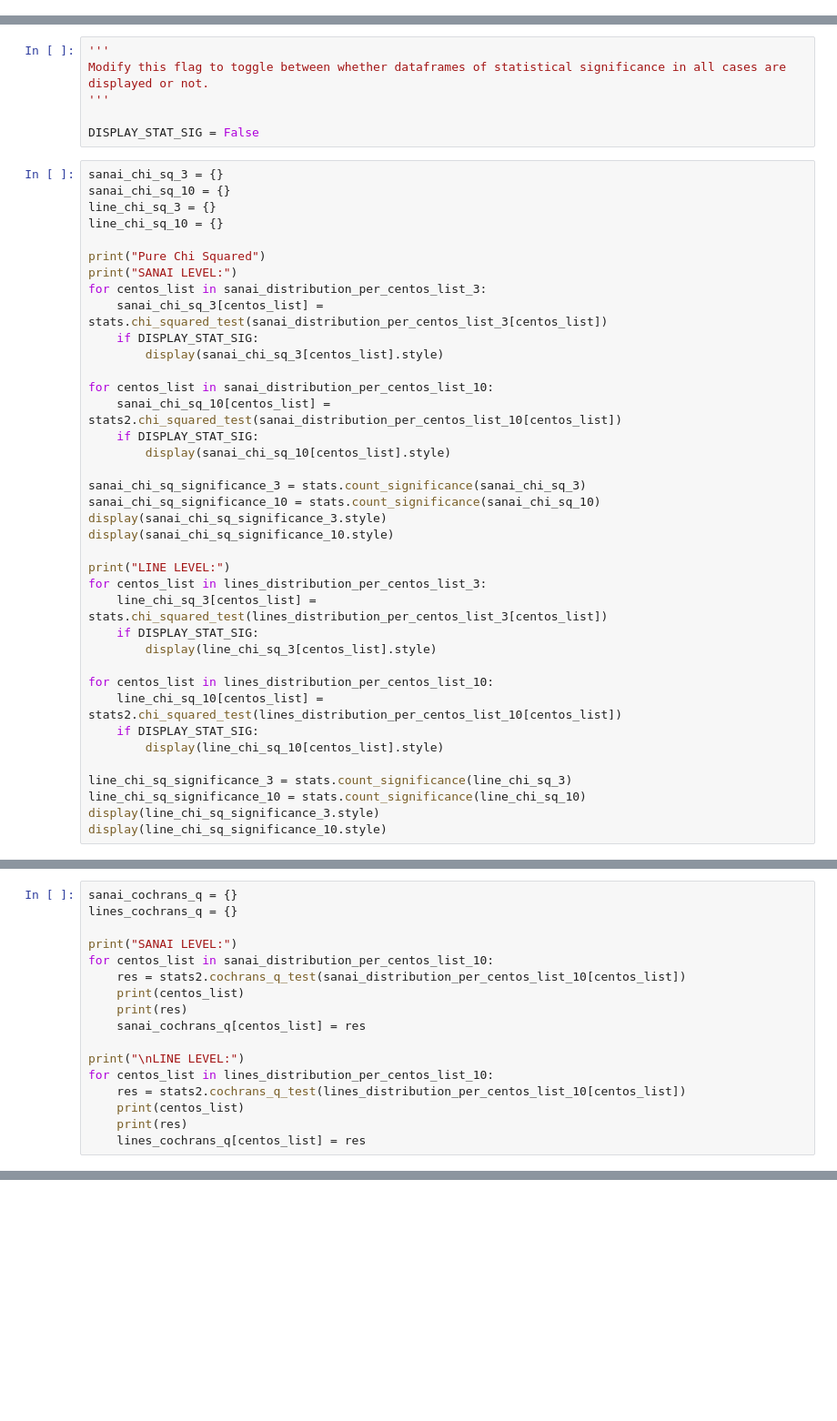
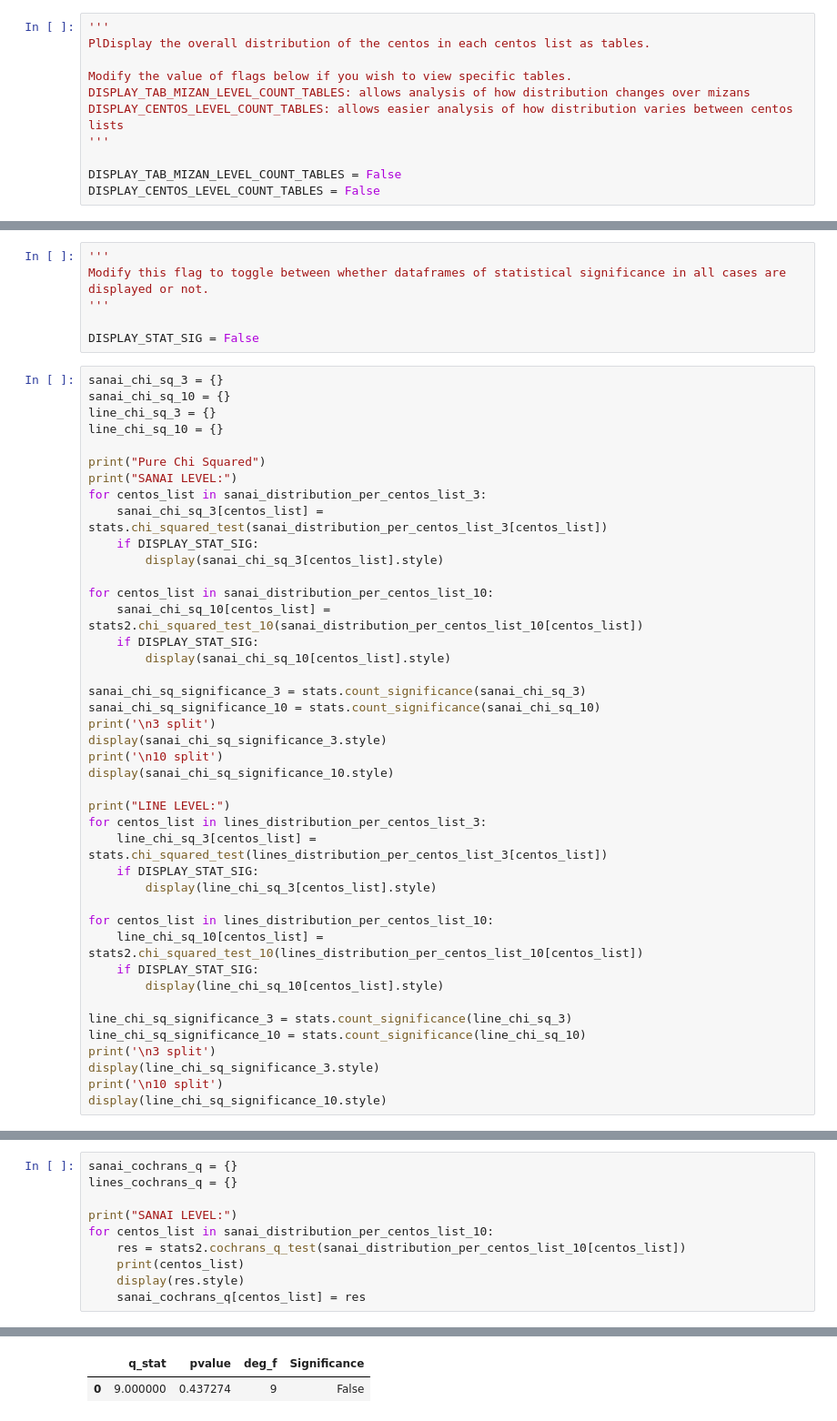
Before and after one commit to isabelleoktay/ethnomusicology_project, a Jupyter notebook: main.ipynb, the cells around one changed output, grey strips where cells are left out. Shown at 91% size. Drawn from its saved outputs; the diff is of its cells as text; blank space fills up the shorter version.

```diff
--- a/main.ipynb
+++ b/main.ipynb
@@ -171,4 +164,15 @@ cumulative_sanai_centos_positions_per_score_3, cumulative_line_centos_positions_
                                                                                                                                         centos_positions_counter_3)
 cumulative_sanai_centos_positions_per_score_10, cumulative_line_centos_positions_per_score_10 = sdp.get_centos_counts_per_tab_mizan_score(centos_counts_10, scores_mizans_dict, \
                                                                                                                                           centos_positions_counter_10)
+# %%
+'''
+PlDisplay the overall distribution of the centos in each centos list as tables.
+
+Modify the value of flags below if you wish to view specific tables.
+DISPLAY_TAB_MIZAN_LEVEL_COUNT_TABLES: allows analysis of how distribution changes over mizans
+DISPLAY_CENTOS_LEVEL_COUNT_TABLES: allows easier analysis of how distribution varies between centos lists
+'''
+
+DISPLAY_TAB_MIZAN_LEVEL_COUNT_TABLES = False
+DISPLAY_CENTOS_LEVEL_COUNT_TABLES = False
 # %%
@@ -361,13 +357,15 @@ for centos_list in sanai_distribution_per_centos_list_3:
         display(sanai_chi_sq_3[centos_list].style)
 
 for centos_list in sanai_distribution_per_centos_list_10:
-    sanai_chi_sq_10[centos_list] = stats2.chi_squared_test(sanai_distribution_per_centos_list_10[centos_list])
+    sanai_chi_sq_10[centos_list] = stats2.chi_squared_test_10(sanai_distribution_per_centos_list_10[centos_list])
     if DISPLAY_STAT_SIG:
         display(sanai_chi_sq_10[centos_list].style)
 
 sanai_chi_sq_significance_3 = stats.count_significance(sanai_chi_sq_3)
 sanai_chi_sq_significance_10 = stats.count_significance(sanai_chi_sq_10)
+print('\n3 split')
 display(sanai_chi_sq_significance_3.style)
+print('\n10 split')
 display(sanai_chi_sq_significance_10.style)
 
 print("LINE LEVEL:")
@@ -377,13 +375,15 @@ for centos_list in lines_distribution_per_centos_list_3:
         display(line_chi_sq_3[centos_list].style)
 
 for centos_list in lines_distribution_per_centos_list_10:
-    line_chi_sq_10[centos_list] = stats2.chi_squared_test(lines_distribution_per_centos_list_10[centos_list])
+    line_chi_sq_10[centos_list] = stats2.chi_squared_test_10(lines_distribution_per_centos_list_10[centos_list])
     if DISPLAY_STAT_SIG:
         display(line_chi_sq_10[centos_list].style)
 
 line_chi_sq_significance_3 = stats.count_significance(line_chi_sq_3)
 line_chi_sq_significance_10 = stats.count_significance(line_chi_sq_10)
+print('\n3 split')
 display(line_chi_sq_significance_3.style)
+print('\n10 split')
 display(line_chi_sq_significance_10.style)
 # %% [output]
 Pure Chi Squared
@@ -457,15 +471,8 @@ print("SANAI LEVEL:")
 for centos_list in sanai_distribution_per_centos_list_10:
     res = stats2.cochrans_q_test(sanai_distribution_per_centos_list_10[centos_list])
     print(centos_list)
-    print(res)
+    display(res.style)
     sanai_cochrans_q[centos_list] = res
-
-print("\nLINE LEVEL:")
-for centos_list in lines_distribution_per_centos_list_10:
-    res = stats2.cochrans_q_test(lines_distribution_per_centos_list_10[centos_list])
-    print(centos_list)
-    print(res)
-    lines_cochrans_q[centos_list] = res
 # %% [output]
 SANAI LEVEL:
 Amin Chachoo centos
@@ -486,0 +479,2 @@ statistic   9.0
+|  | q_stat | pvalue | deg_f | Significance |
+| 0 | 9.000000 | 0.437274 | 9 | False |
```
Also changed, not shown: parts of 16 cells of this notebook, 3 other files.
